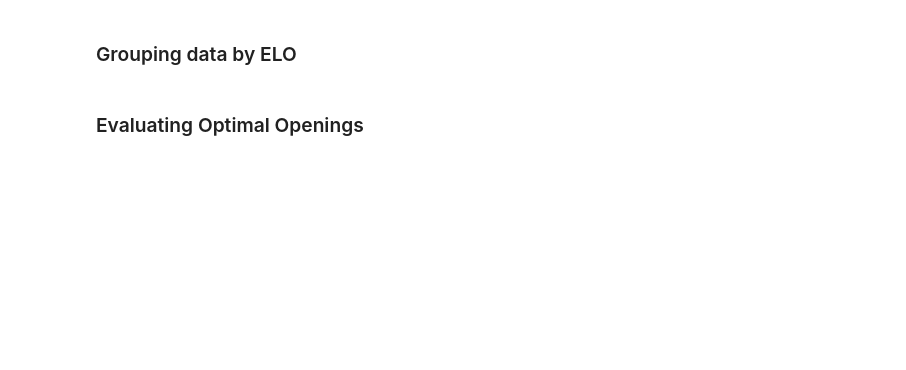
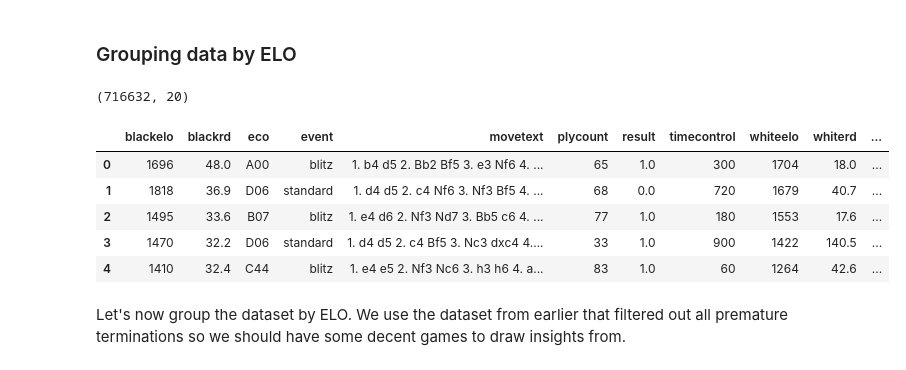
Before and after one commit to AGordon777/Unit5-MidProject, a Jupyter notebook: exploratory data analysis.ipynb, the cells around one changed output. Saved outputs shown, nothing was run; the diff lists cells and outputs as text; code cells hidden in the pictures; blank space fills up the shorter version.

```diff
--- a/exploratory data analysis.ipynb
+++ b/exploratory data analysis.ipynb
@@ -987,2 +1031,13 @@ f1_LR2:  0.595401064915993
-# %% [markdown]
-### Evaluating Optimal Openings
+# %%
+display(fics_filtered.shape)
+fics_filtered.head()
+# %% [output]
+(716632, 20)
+|  | blackelo | blackrd | eco | event | movetext | plycount | result | timecontrol | whiteelo | whiterd | ... |
+| 0 | 1696 | 48.0 | A00 | blitz | 1. b4 d5 2. Bb2 Bf5 3. e3 Nf6 4. ... | 65 | 1.0 | 300 | 1704 | 18.0 | ... |
+| 1 | 1818 | 36.9 | D06 | standard | 1. d4 d5 2. c4 Nf6 3. Nf3 Bf5 4. ... | 68 | 0.0 | 720 | 1679 | 40.7 | ... |
+| 2 | 1495 | 33.6 | B07 | blitz | 1. e4 d6 2. Nf3 Nd7 3. Bb5 c6 4. ... | 77 | 1.0 | 180 | 1553 | 17.6 | ... |
+| 3 | 1470 | 32.2 | D06 | standard | 1. d4 d5 2. c4 Bf5 3. Nc3 dxc4 4.... | 33 | 1.0 | 900 | 1422 | 140.5 | ... |
+| 4 | 1410 | 32.4 | C44 | blitz | 1. e4 e5 2. Nf3 Nc6 3. h3 h6 4. a... | 83 | 1.0 | 60 | 1264 | 42.6 | ... |
+# %% [markdown]
+Let's now group the dataset by ELO. We use the dataset from earlier that filtered out all premature terminations so we should have some decent games to draw insights from.
```
Also changed, not shown: parts of 46 cells of this notebook.
